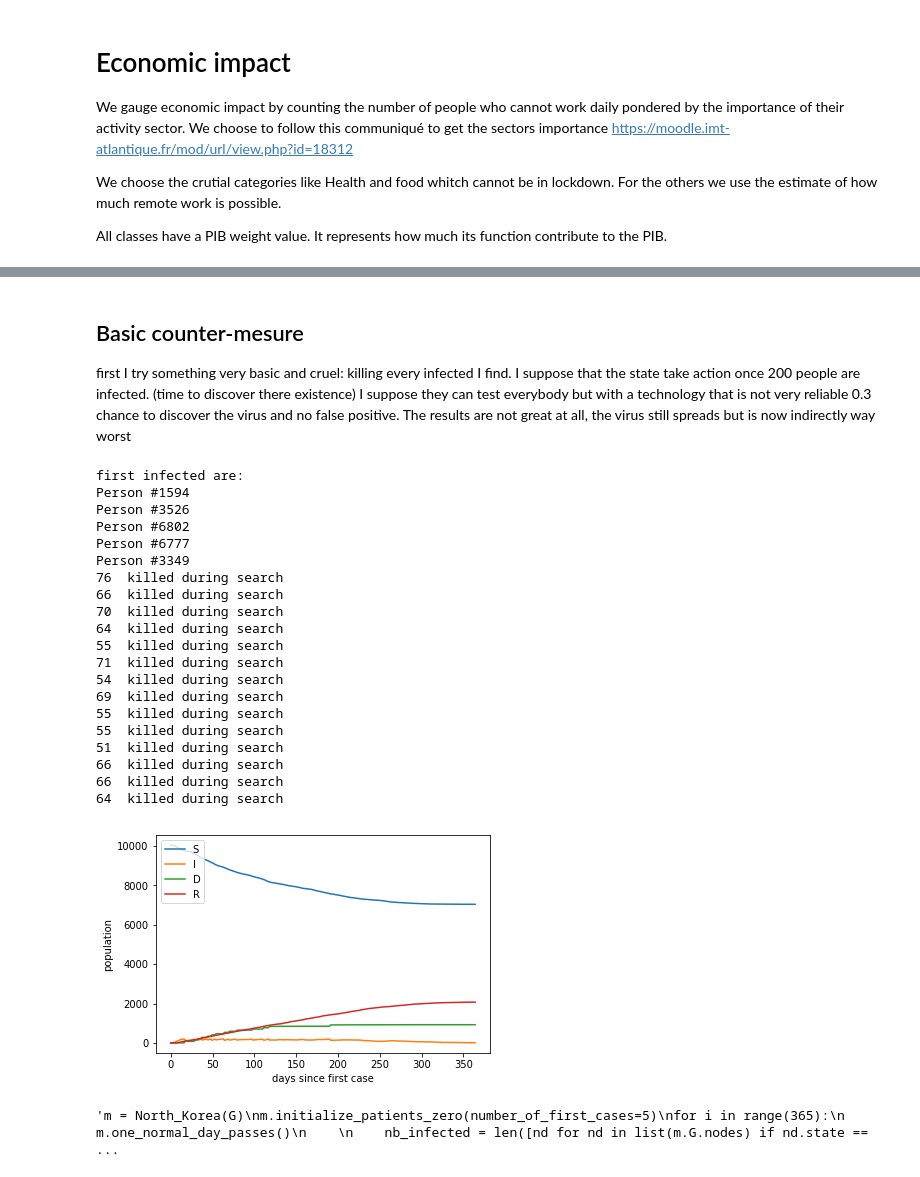
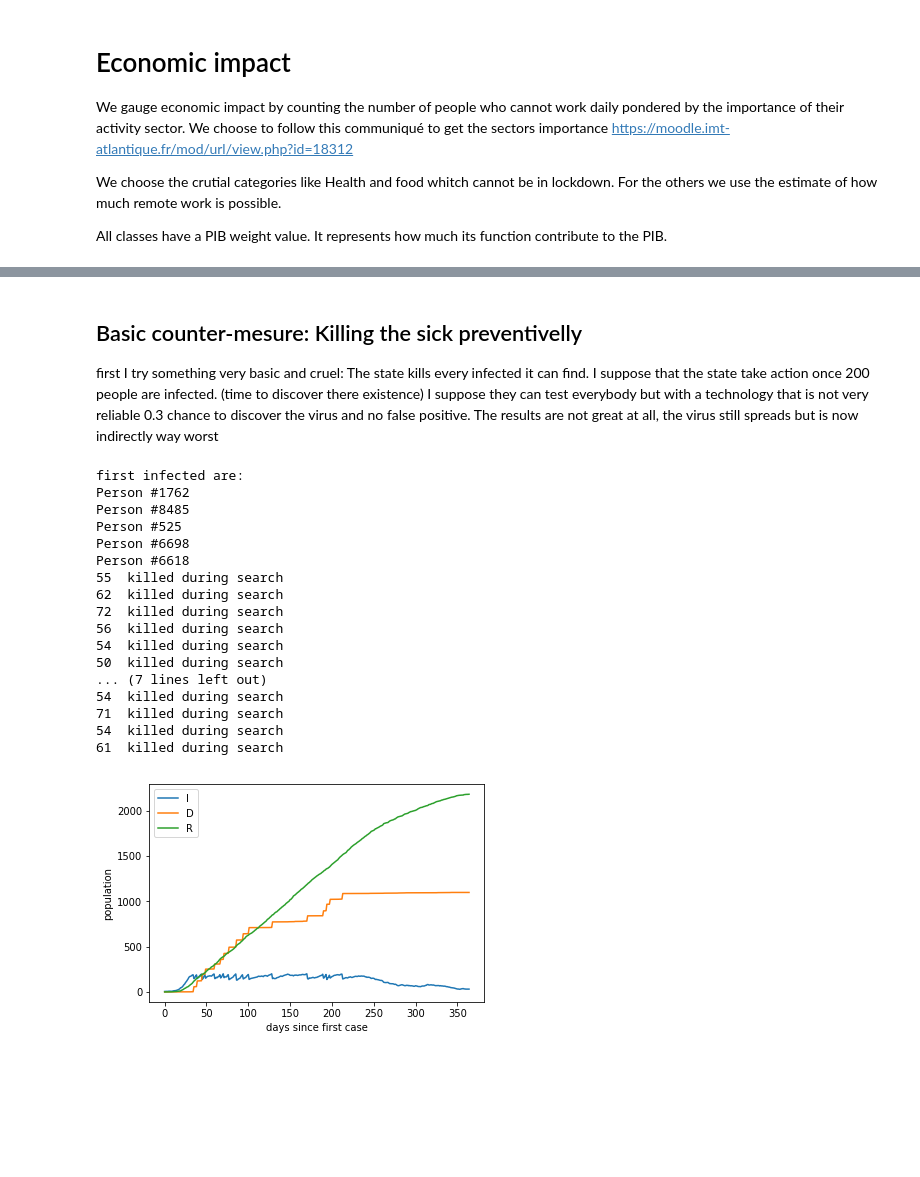
Before and after one commit to Faycal-BAKI/COVID-19-Outbreak-Project---Graph-Theory-and-Social-Network-Analysis-course, a Jupyter notebook: main.ipynb, the cells around one changed output, grey strips where cells are left out. Drawn from its saved outputs; the diff is of its cells as text; code cells hidden in the pictures; blank space fills up the shorter version.

```diff
--- a/main.ipynb
+++ b/main.ipynb
@@ -357,9 +355,7 @@ class Basic_SIR_Model():
             print(random_pick)
             random_pick.state = "I"
 
-        # we initialise the historic witch will give us graphics
-        for state in self.infection_states:
-            self.hist[state] = []
+
 
 
 
@@ -404,12 +400,25 @@ class Basic_SIR_Model():
 
 
 
-    def plot_hist(self):
+    def store_economic_data(self):
+        if ("Adults not working" not in self.hist):
+            self.hist["Adults not working"] = []
+        lazy = len([nd for nd in list(self.G.nodes) if (type(nd) == Adult and nd.working == False) ])
+        self.hist["Adults not working"].append([lazy,self.day])
+
+        if ("Value not created" not in self.hist):
+            self.hist["Value not created"] = []
+
+
+
+
+    def plot_hist(self): #plot everything stored
         from matplotlib import pyplot as plt
         for val in self.hist:
-            X  = [p[1] for p in self.hist[val]]
-            Y  = [p[0] for p in self.hist[val]]
-            plt.plot(X,Y,label = val)
+            if val != "S":
+                X  = [p[1] for p in self.hist[val]]
+                Y  = [p[0] for p in self.hist[val]]
+                plt.plot(X,Y,label = val)
 
         plt.xlabel("days since first case")
         plt.ylabel("population")
@@ -418,17 +427,22 @@ class Basic_SIR_Model():
         plt.show()
 
 
+    #called to save population data in self.hist
+    def store_infection_state_pop(self):
+        for state in self.infection_states:
+            if (state not in self.hist):
+                self.hist[state] = []
 
-    def store_infection_state_pop(self): #called to save population data in self.hist
-        for state in self.infection_states:
             self.hist[state].append([len([nd for nd in list(self.G.nodes) if nd.state == state ]),
                                      self.day])
 
+    #launch this to simulate a basic scenario for one year
     def basic_scenario(self):
         self.initialize_patients_zero(number_of_first_cases=5)
         for i in range(365):
             self.one_normal_day_passes() #transmition happens
             self.store_infection_state_pop() #we save data for the graph
+            self.store_economic_data()
             self.day +=1 #nex day starts
         self.plot_hist()
 # %%
@@ -446,7 +460,7 @@ Person #8725
 # %% [markdown]
-## Basic counter-mesure
+## Basic counter-mesure: Killing the sick preventivelly
 
-first I try something very basic and cruel: killing every infected I find.
+first I try something very basic and cruel: The state kills every infected it can find.
 I suppose that the state take action once 200 people are infected. (time to discover there existence)
 I suppose they can test everybody but with a technology that is not very reliable 0.3 chance to discover the virus and no false positive.
 The results are not great at all, the virus still spreads but is now indirectly way worst
@@ -460,57 +474,44 @@ class North_Korea(Basic_SIR_Model):
     def search(self):
         nb_killed = 0
         for node in list(self.G.nodes()):
             if(node.state == "I"):
                 r = random.random()
                 if r < self.execution_proba: #we try to kill the infected quickly
                     node.state = "D"
                     nb_killed +=1
         print(nb_killed," killed during search")
 
     def basic_scenario(self):
         self.initialize_patients_zero(number_of_first_cases=5)
         for i in range(365):
             self.one_normal_day_passes()
             nb_infected = len([nd for nd in list(self.G.nodes) if nd.state == "I" ])
             if nb_infected > 200 :
                 m.search()
             self.store_infection_state_pop()
             self.day+=1
         self.plot_hist()
 
 
 
 m = North_Korea(G)
 m.basic_scenario()
-"""m = North_Korea(G)
-m.initialize_patients_zero(number_of_first_cases=5)
-for i in range(365):
-    m.one_normal_day_passes()
-
-    nb_infected = len([nd for nd in list(m.G.nodes) if nd.state == "I" ])
-    if nb_infected > 200 :
-        m.search()
-"""
 # %% [output]
 first infected are:
-Person #1594
-Person #3526
-Person #6802
-Person #6777
-Person #3349
-76  killed during search
-66  killed during search
-70  killed during search
-64  killed during search
+Person #1762
+Person #8485
+Person #525
+Person #6698
+Person #6618
 55  killed during search
+62  killed during search
+72  killed during search
+56  killed during search
+54  killed during search
+50  killed during search
+... (7 lines left out)
+54  killed during search
 71  killed during search
 54  killed during search
-69  killed during search
-55  killed during search
-55  killed during search
-51  killed during search
-66  killed during search
-66  killed during search
-64  killed during search
+61  killed during search
-[figure, old version]
+[figure, new version]
-'m = North_Korea(G)\nm.initialize_patients_zero(number_of_first_cases=5)\nfor i in range(365):\n    m.one_normal_day_passes()\n    \n    nb_infected = len([nd for nd in list(m.G.nodes) if nd.state ==  ...
```
Also changed, not shown: parts of 5 cells of this notebook, 1 other file.
